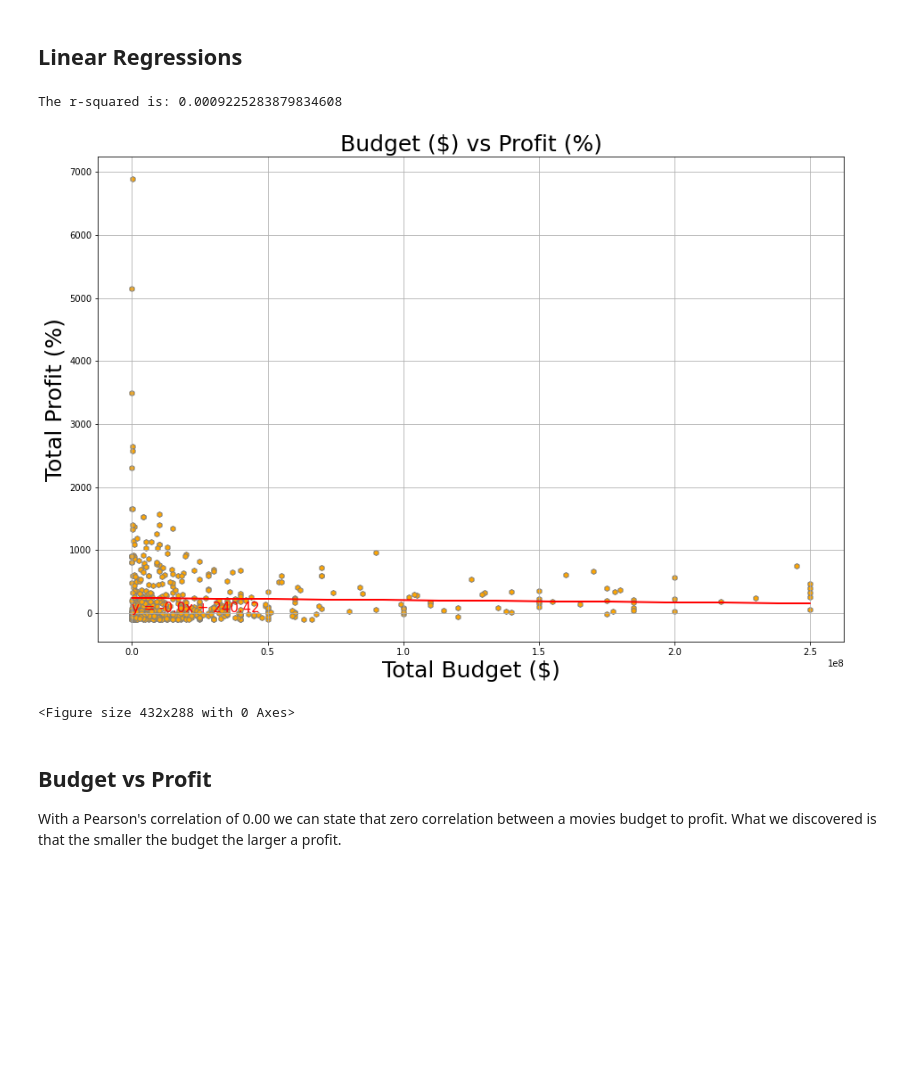
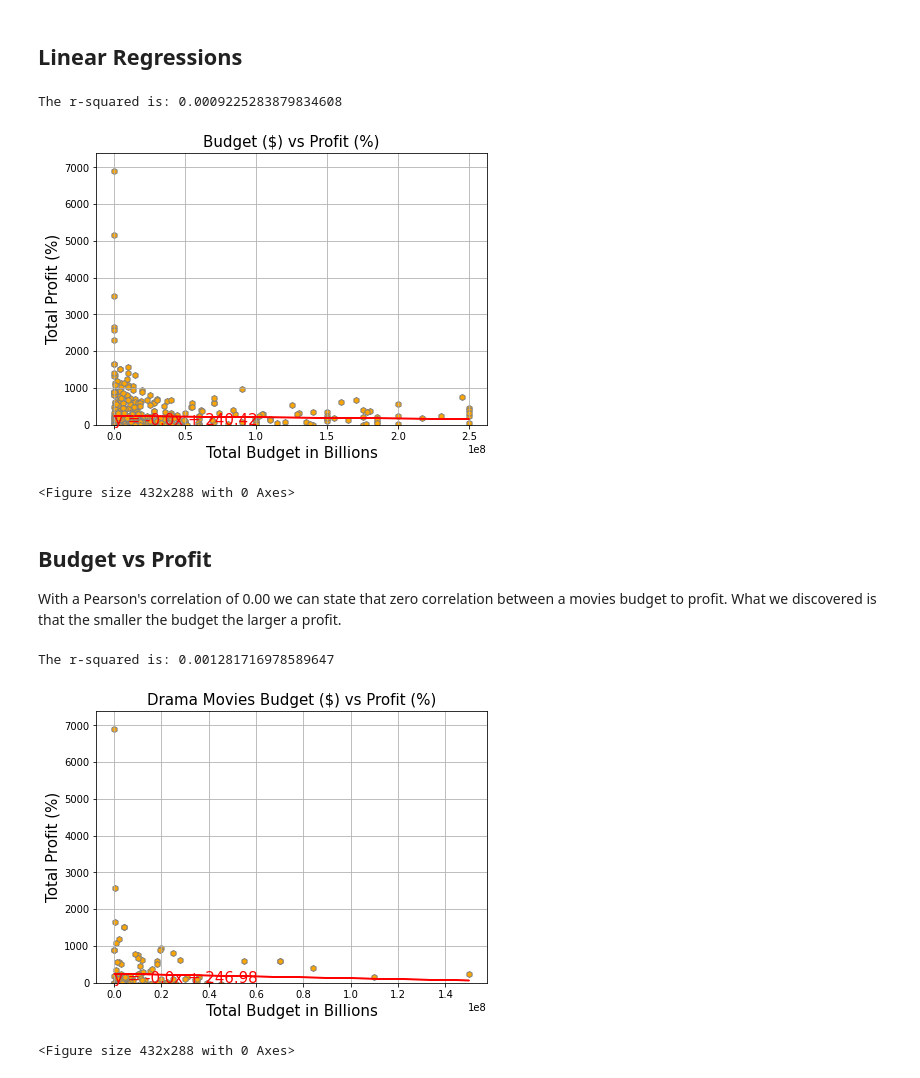
Before and after one commit to cassfolk/UCI-Project-1-Group-3, a Jupyter notebook: Import Data/lgiron_outliners_linear_regression_coorelation.ipynb, the cells around one changed output. Saved outputs shown, nothing was run; the diff lists cells and outputs as text; code cells hidden in the pictures; blank space fills up the shorter version.

```diff
--- a/Import Data/lgiron_outliners_linear_regression_coorelation.ipynb
+++ b/Import Data/lgiron_outliners_linear_regression_coorelation.ipynb
@@ -11,12 +11,14 @@ import matplotlib.pyplot as plt
 from scipy.stats import linregress
 # %%
 # Path csv
-path = "Resources/movie_list.csv"
+path = "Resources/csv_files/movie_list.csv"
 
 # Read in csv
 csv = pd.read_csv(path)
 
 # Need to fill empty sections with "Nan" so that we can use .dropna and remove rows with empty data
+
+# set float("Nan") variable
 nan_value = float("NaN")
 # Use .replace to replace " "(empty data), with nan_value, inplace=True
 csv.replace(" ", nan_value, inplace=True)
@@ -126,6 +123,6 @@ clean_csv.sort_values("Profit%", ascending=False)
 # %%
 # use drop for index 388 which is tt6108090 (outlier)
-csv_without_outlier = clean_csv.drop([388])
+csv_without_outlier = clean_csv.drop([365])
 # %%
 csv_without_outlier.head()
 
@@ -154,39 +141,90 @@ profit = csv_without_outlier["Profit%"]
 # %% [markdown]
 ## Linear Regressions
 # %%
+# Set variables without outlier
+budget = csv_without_outlier["budget"]
+profit = csv_without_outlier["Profit%"]
+
 # Set x and y values _df to extraxt from
 x_values =  budget
 y_values =  profit
 
-plt.figure(figsize=(15, 10))
+plt.figure(figsize=(7, 5))
 # Create scatter plot and linear regression line
 (slope, intercept, rvalue, pvalue, stderr) = linregress(x_values, y_values)
 regress_values = x_values * slope + intercept
 line_eq = "y = " + str(round(slope,2)) + "x + " + str(round(intercept,2))
 plt.scatter(x_values,y_values, marker="h", color="orange", edgecolor="gray")
 plt.plot(x_values,regress_values,"r-")
 plt.annotate(line_eq,(6,10),fontsize=15,color="red")
 
 # Assign labels
-plt.title("Budget ($) vs Profit (%)", fontsize=25)
-plt.xlabel("Total Budget ($)", fontsize=25)
-plt.ylabel("Total Profit (%)", fontsize=25)
+plt.title("Budget ($) vs Profit (%)", fontsize=15)
+plt.xlabel("Total Budget in Billions", fontsize=15)
+plt.ylabel("Total Profit (%)", fontsize=15)
+
+plt.ylim(0, max(profit)+500)
 
 # Retrieve r-squared value squared
 print(f"The r-squared is: {rvalue**2}")
 
 
 # Display
 plt.grid()
-plt.show()
+
 
 # Save scatter plot as png
-plt.savefig("Images/budget_profit_scatter_plot.png")
+plt.savefig("Images/budget_profit_png")
+
+plt.show()
+plt.tight_layout()
 # %% [output]
 The r-squared is: 0.0009225283879834608
-[figure, old version]
+[figure, new version]
 <Figure size 432x288 with 0 Axes>
 # %% [markdown]
 ## Budget vs Profit
 
 With a Pearson's correlation of 0.00 we can state that zero correlation between a movies budget to profit. What we discovered is that the smaller the budget the larger a profit.
+# %%
+drama_df = csv_without_outlier.loc[(csv_without_outlier["genres"] == "Drama")]
+
+# Set variables
+drama_budget = drama_df["budget"]
+drama_profit = drama_df["Profit%"]
+# Set x and y values _df to extraxt from
+x_values =  drama_budget
+y_values =  drama_profit
+
+plt.figure(figsize=(7, 5))
+# Create scatter plot and linear regression line
+(slope, intercept, rvalue, pvalue, stderr) = linregress(x_values, y_values)
+regress_values = x_values * slope + intercept
+line_eq = "y = " + str(round(slope,2)) + "x + " + str(round(intercept,2))
+plt.scatter(x_values,y_values, marker="h", color="orange", edgecolor="gray")
+plt.plot(x_values,regress_values,"r-")
+plt.annotate(line_eq,(6,10),fontsize=15,color="red")
+
+# Assign labels
+plt.title("Drama Movies Budget ($) vs Profit (%)", fontsize=15)
+plt.xlabel("Total Budget in Billions", fontsize=15)
+plt.ylabel("Total Profit (%)", fontsize=15)
+
+plt.ylim(0, max(profit)+500)
+# Retrieve r-squared value squared
+print(f"The r-squared is: {rvalue**2}")
+
+
+# Display
+plt.grid()
+
+
+# Save scatter plot as png
+plt.savefig("Images/drama_budget_profit_png")
+
+plt.show()
+plt.tight_layout()
+# %% [output]
+The r-squared is: 0.001281716978589647
+[figure, added]
+<Figure size 432x288 with 0 Axes>
```
Also changed, not shown: parts of 21 cells of this notebook, 32 other files.
